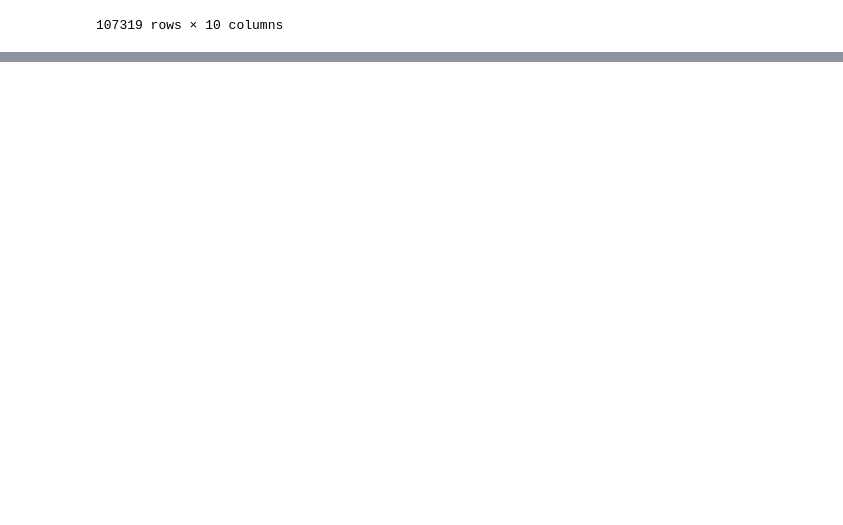
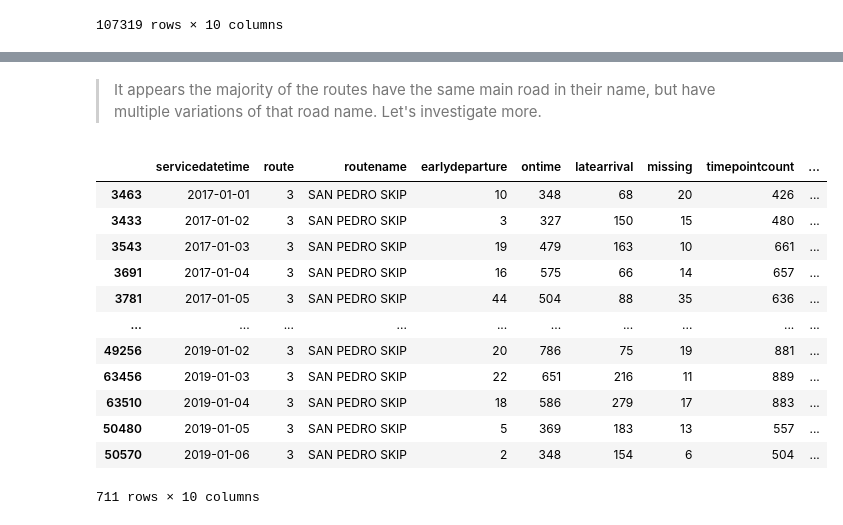
Before and after one commit to get-on-the-bus/via-project, a Jupyter notebook: misty/mists-scraps.ipynb, the cells around one changed output, grey strips where cells are left out. Saved outputs shown, nothing was run; the diff lists cells and outputs as text; code cells hidden in the pictures; blank space fills up the shorter version.

```diff
--- a/misty/mists-scraps.ipynb
+++ b/misty/mists-scraps.ipynb
@@ -75,0 +153,18 @@ df3
+# %% [markdown]
+> It appears the majority of the routes have the same main road in their name, but have multiple variations of that road name. Let's investigate more.
+# %%
+df [df.routename == 'SAN PEDRO SKIP'].sort_values('servicedatetime')
+# %% [output]
+|  | servicedatetime | route | routename | earlydeparture | ontime | latearrival | missing | timepointcount | ... |
+| 3463 | 2017-01-01 | 3 | SAN PEDRO SKIP | 10 | 348 | 68 | 20 | 426 | ... |
+| 3433 | 2017-01-02 | 3 | SAN PEDRO SKIP | 3 | 327 | 150 | 15 | 480 | ... |
+| 3543 | 2017-01-03 | 3 | SAN PEDRO SKIP | 19 | 479 | 163 | 10 | 661 | ... |
+| 3691 | 2017-01-04 | 3 | SAN PEDRO SKIP | 16 | 575 | 66 | 14 | 657 | ... |
+| 3781 | 2017-01-05 | 3 | SAN PEDRO SKIP | 44 | 504 | 88 | 35 | 636 | ... |
+| ... | ... | ... | ... | ... | ... | ... | ... | ... | ... |
+| 49256 | 2019-01-02 | 3 | SAN PEDRO SKIP | 20 | 786 | 75 | 19 | 881 | ... |
+| 63456 | 2019-01-03 | 3 | SAN PEDRO SKIP | 22 | 651 | 216 | 11 | 889 | ... |
+| 63510 | 2019-01-04 | 3 | SAN PEDRO SKIP | 18 | 586 | 279 | 17 | 883 | ... |
+| 50480 | 2019-01-05 | 3 | SAN PEDRO SKIP | 5 | 369 | 183 | 13 | 557 | ... |
+| 50570 | 2019-01-06 | 3 | SAN PEDRO SKIP | 2 | 348 | 154 | 6 | 504 | ... |
+711 rows × 10 columns
```
Also changed, not shown: parts of 39 cells of this notebook.
